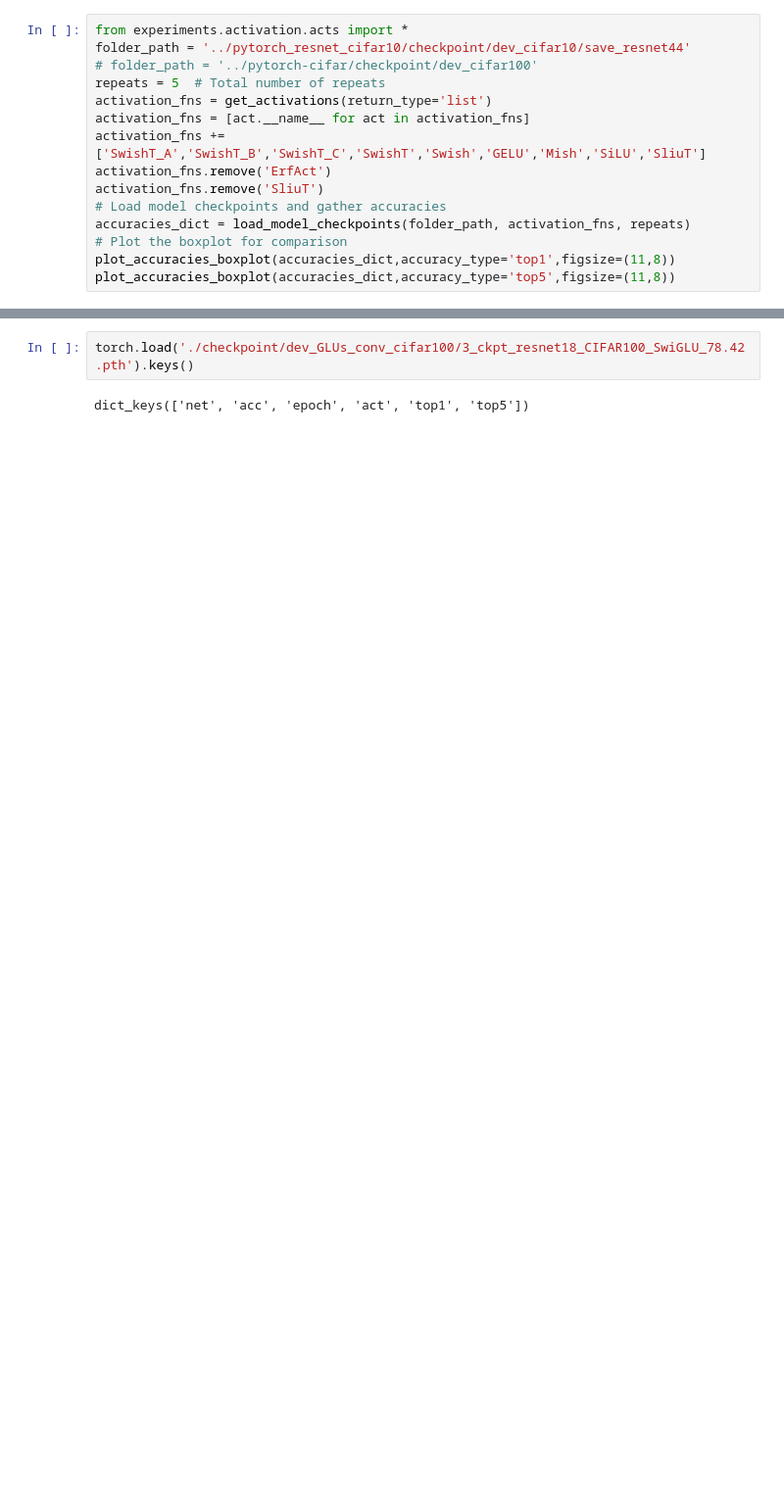
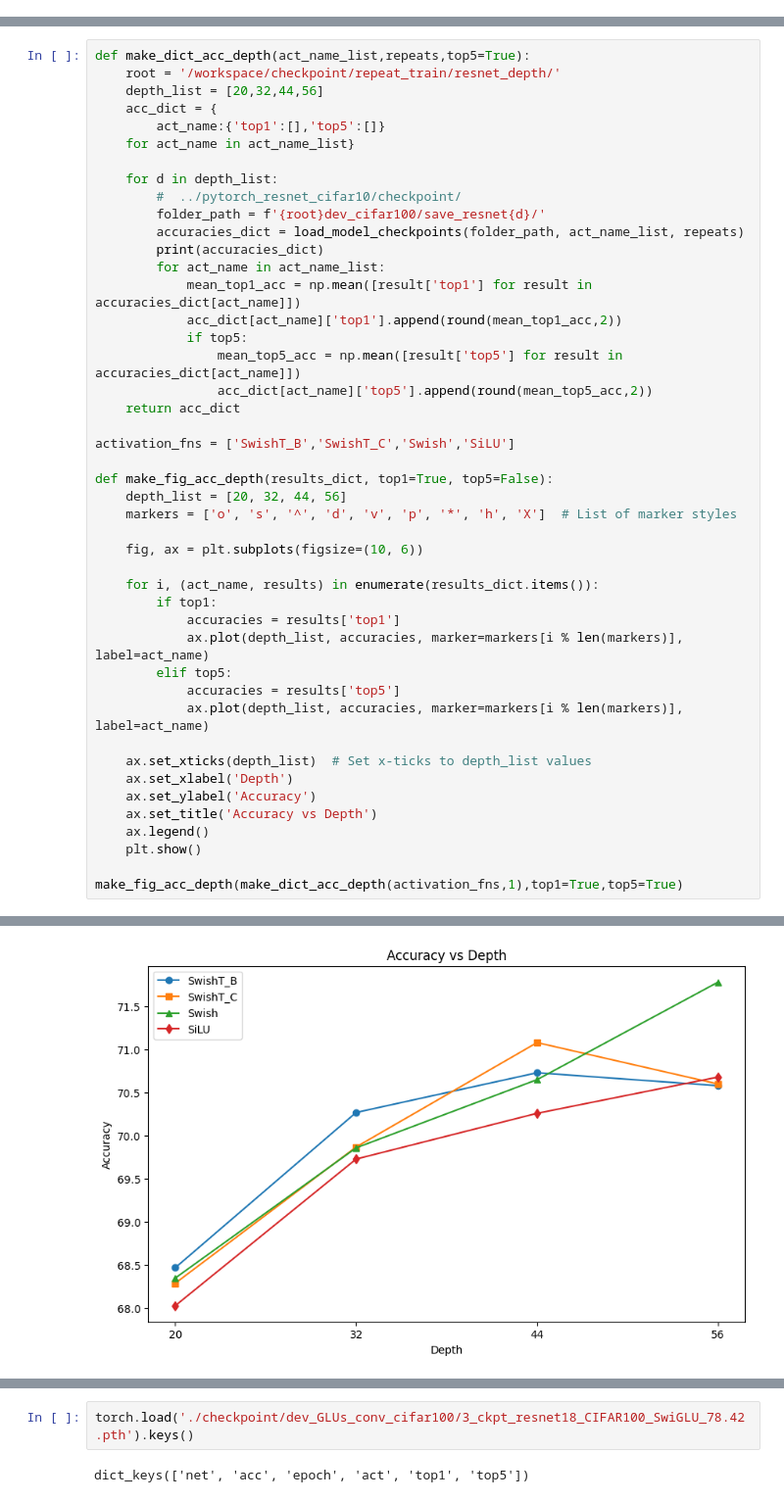
Before and after one commit to yeeca0101/cifar_infer, a Jupyter notebook: dev.ipynb, the cells around one changed output, grey strips where cells are left out. Shown: that part at 98% size. Drawn from its saved outputs; the diff is of its cells as text; blank space fills up the shorter version.

```diff
--- a/dev.ipynb
+++ b/dev.ipynb
@@ -574,15 +0,0 @@ T
-# %%
-from experiments.activation.acts import *
-folder_path = '../pytorch_resnet_cifar10/checkpoint/dev_cifar10/save_resnet44'
-# folder_path = '../pytorch-cifar/checkpoint/dev_cifar100'
-repeats = 5  # Total number of repeats
-activation_fns = get_activations(return_type='list')
-activation_fns = [act.__name__ for act in activation_fns]
-activation_fns += ['SwishT_A','SwishT_B','SwishT_C','SwishT','Swish','GELU','Mish','SiLU','SliuT']
-activation_fns.remove('ErfAct')
-activation_fns.remove('SliuT')
-# Load model checkpoints and gather accuracies
-accuracies_dict = load_model_checkpoints(folder_path, activation_fns, repeats)
-# Plot the boxplot for comparison
-plot_accuracies_boxplot(accuracies_dict,accuracy_type='top1',figsize=(11,8))
-plot_accuracies_boxplot(accuracies_dict,accuracy_type='top5',figsize=(11,8))
@@ -662,0 +241,46 @@ df.sort_values(by='Mean of top1',ascending=False)
+# %%
+def make_dict_acc_depth(act_name_list,repeats,top5=True):
+    root = '/workspace/checkpoint/repeat_train/resnet_depth/'
+    depth_list = [20,32,44,56]
+    acc_dict = {
+        act_name:{'top1':[],'top5':[]}
+    for act_name in act_name_list}
+
+    for d in depth_list:
+        #  ../pytorch_resnet_cifar10/checkpoint/
+        folder_path = f'{root}dev_cifar100/save_resnet{d}/'
+        accuracies_dict = load_model_checkpoints(folder_path, act_name_list, repeats)
+        print(accuracies_dict)
+        for act_name in act_name_list:
+            mean_top1_acc = np.mean([result['top1'] for result in accuracies_dict[act_name]])
+            acc_dict[act_name]['top1'].append(round(mean_top1_acc,2))
+            if top5:
+                mean_top5_acc = np.mean([result['top5'] for result in accuracies_dict[act_name]])
+                acc_dict[act_name]['top5'].append(round(mean_top5_acc,2))
+    return acc_dict
+
+activation_fns = ['SwishT_B','SwishT_C','Swish','SiLU']
+
+def make_fig_acc_depth(results_dict, top1=True, top5=False):
+    depth_list = [20, 32, 44, 56]
+    markers = ['o', 's', '^', 'd', 'v', 'p', '*', 'h', 'X']  # List of marker styles
+
+    fig, ax = plt.subplots(figsize=(10, 6))
+
+    for i, (act_name, results) in enumerate(results_dict.items()):
+        if top1:
+            accuracies = results['top1']
+            ax.plot(depth_list, accuracies, marker=markers[i % len(markers)], label=act_name)
+        elif top5:
+            accuracies = results['top5']
+            ax.plot(depth_list, accuracies, marker=markers[i % len(markers)], label=act_name)
+
+    ax.set_xticks(depth_list)  # Set x-ticks to depth_list values
+    ax.set_xlabel('Depth')
+    ax.set_ylabel('Accuracy')
+    ax.set_title('Accuracy vs Depth')
+    ax.legend()
+    plt.show()
+
+make_fig_acc_depth(make_dict_acc_depth(activation_fns,1),top1=True,top5=True)
+# %% [output]
@@ -662,0 +291 @@ df.sort_values(by='Mean of top1',ascending=False)
+[figure, added]
```
Also changed, not shown: parts of 63 cells of this notebook, 28 other files.
